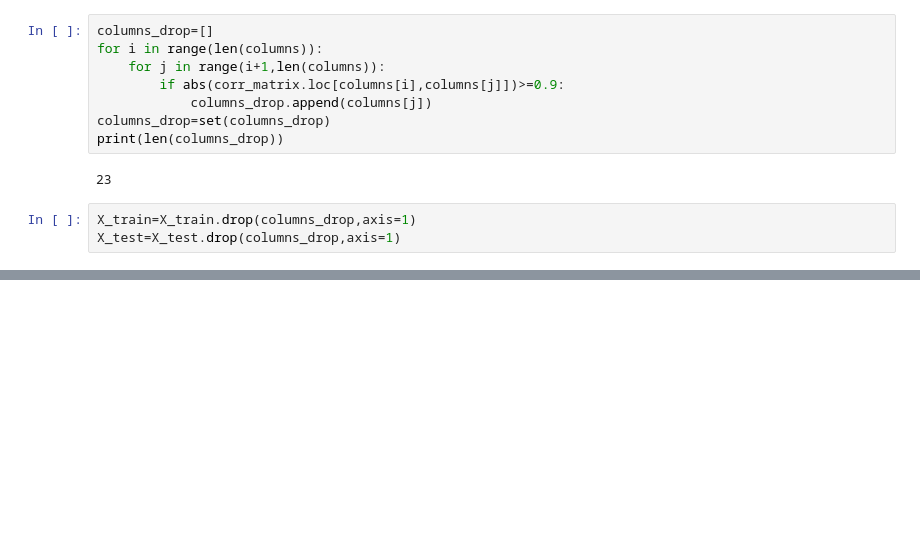
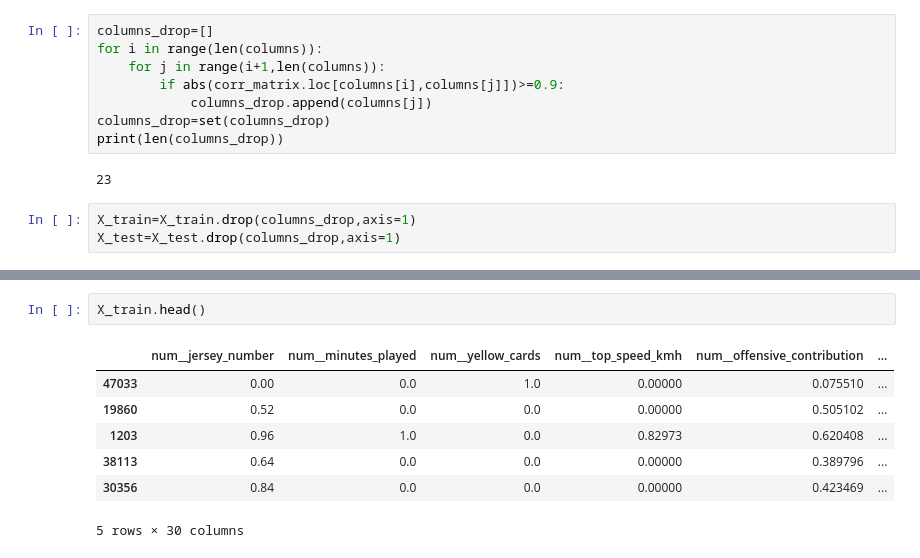
Before and after one commit to himashooo/FiFa-2026, a Jupyter notebook: fifa 2026_second.ipynb, the cells around one changed output, grey strips where cells are left out. Saved outputs shown, nothing was run; the diff lists cells and outputs as text; blank space fills up the shorter version.

```diff
--- a/fifa 2026_second.ipynb
+++ b/fifa 2026_second.ipynb
@@ -202,0 +249,10 @@ X_test=X_test.drop(columns_drop,axis=1)
+# %%
+X_train.head()
+# %% [output]
+|  | num__jersey_number | num__minutes_played | num__yellow_cards | num__top_speed_kmh | num__offensive_contribution | ... |
+| 47033 | 0.00 | 0.0 | 1.0 | 0.00000 | 0.075510 | ... |
+| 19860 | 0.52 | 0.0 | 0.0 | 0.00000 | 0.505102 | ... |
+| 1203 | 0.96 | 1.0 | 0.0 | 0.82973 | 0.620408 | ... |
+| 38113 | 0.64 | 0.0 | 0.0 | 0.00000 | 0.389796 | ... |
+| 30356 | 0.84 | 0.0 | 0.0 | 0.00000 | 0.423469 | ... |
+5 rows × 30 columns
```
Also changed, not shown: parts of 6 cells of this notebook.
